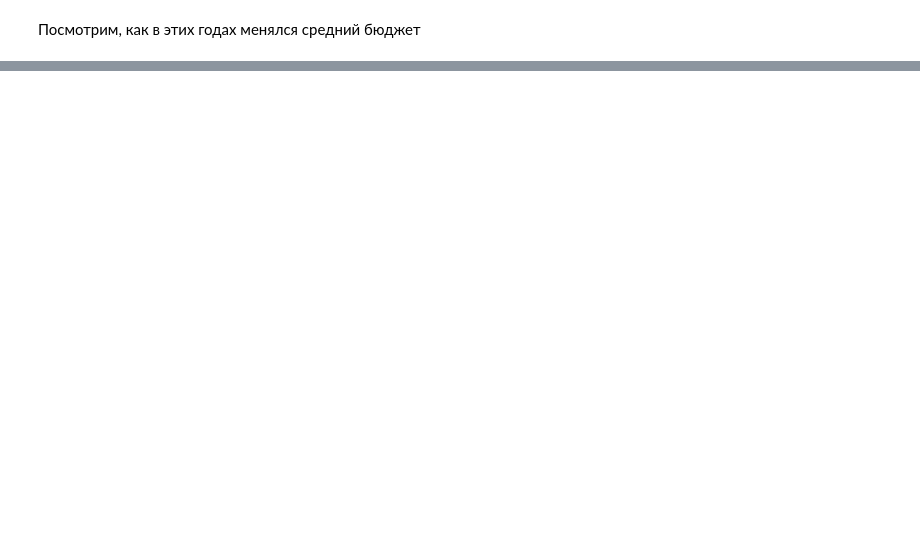
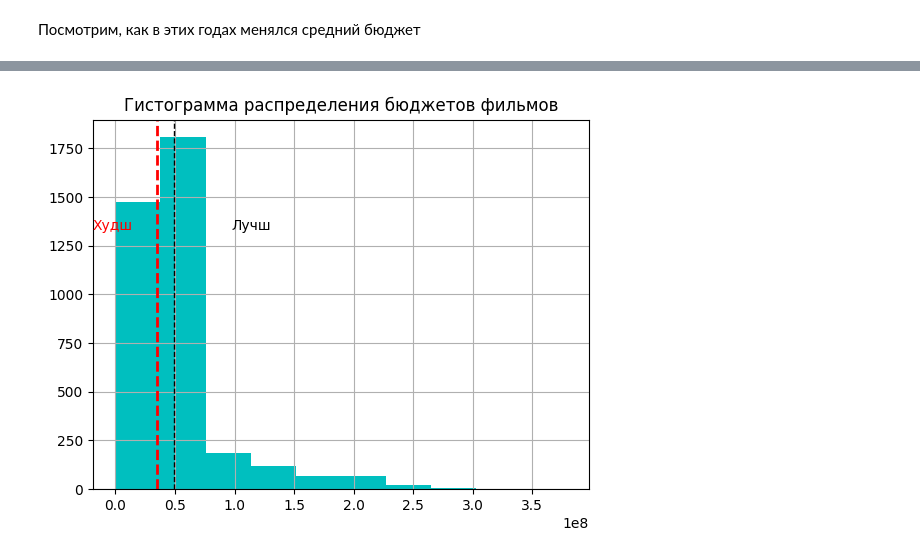
Before and after one commit to alburina/Andan-project-, a Jupyter notebook: graphics.ipynb, the cells around one changed output, grey strips where cells are left out. Saved outputs shown, nothing was run; the diff lists cells and outputs as text; code cells hidden in the pictures; blank space fills up the shorter version.

```diff
--- a/graphics.ipynb
+++ b/graphics.ipynb
@@ -153,0 +158,17 @@ plt.show()
+# %%
+best_mean=df.loc[df["Рейтинг IMDB"].apply(lambda x: x >=9)]["Бюджет"].mean()
+worst_mean=df.loc[df["Рейтинг IMDB"].apply(lambda x: x <=4)]["Бюджет"].mean()
+
+
+df_2004_2024= df.loc[df["Дата премьеры в мире"].apply(lambda x:x.year <= 2024 and x.year >=2004)]
+df_2004_2024["Бюджет"].hist(color='c')
+plt.axvline(worst_mean, color='red', linestyle='dashed', linewidth=2)
+plt.axvline(best_mean, color='k', linestyle='dashed', linewidth=1)
+min_ylim, max_ylim = plt.ylim()
+min_xlim, max_xlim = plt.xlim()
+plt.text(min_xlim, max_ylim*0.7,'Худш',color='red')
+plt.text(best_mean*2, max_ylim*0.7,'Лучш',color='k')
+plt.title('Гистограмма распределения бюджетов фильмов')
+plt.show()
+# %% [output]
+[figure, added]
```
Also changed, not shown: parts of 9 cells of this notebook.
